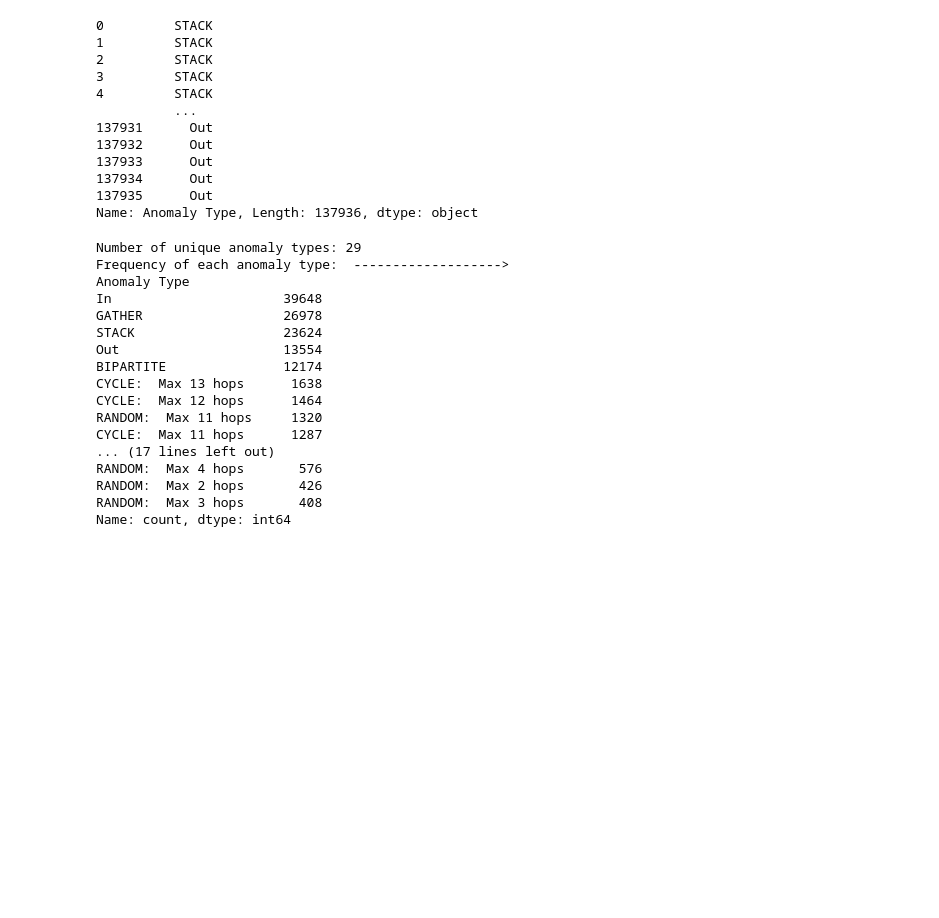
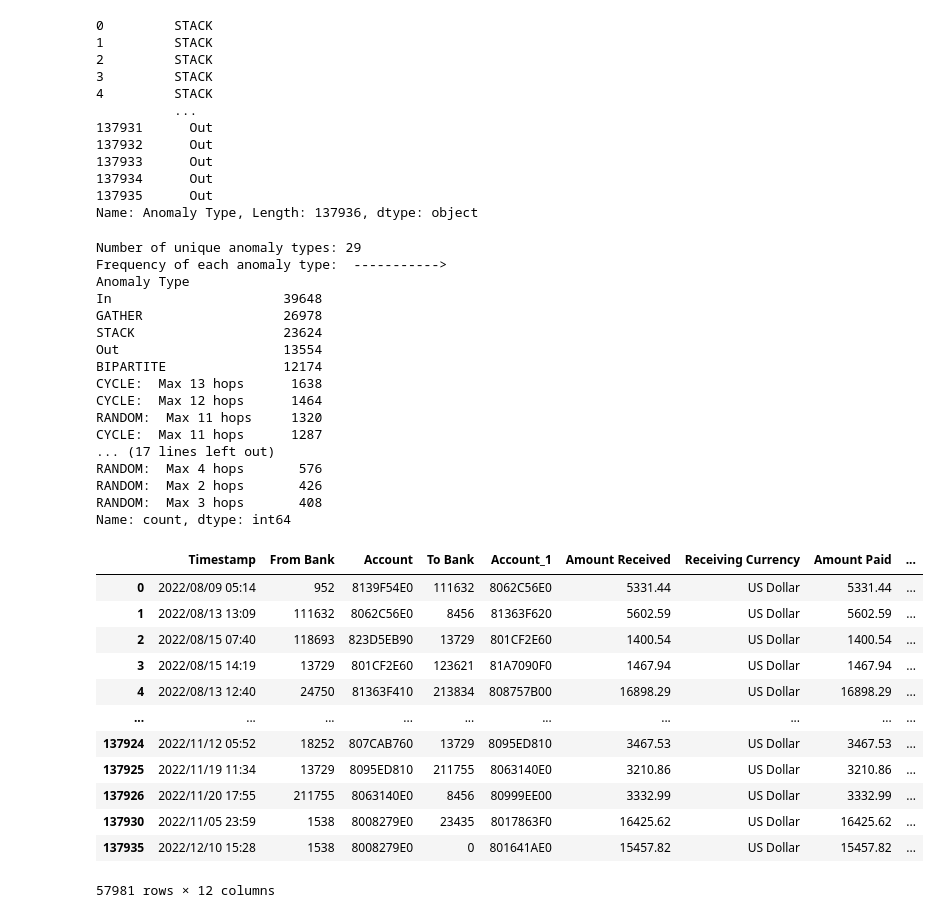
Before and after one commit to ElizabethSeth/med, a Jupyter notebook: notebooks/data_upload.ipynb, the cells around one changed output. Drawn from its saved outputs; the diff is of its cells as text; code cells hidden in the pictures; blank space fills up the shorter version.

```diff
--- a/notebooks/data_upload.ipynb
+++ b/notebooks/data_upload.ipynb
@@ -285,13 +276,12 @@ Name: Anomaly Type, Length: 137936, dtype: object
 anomaly_counts = patterns_large['Anomaly Type'].value_counts()
 
 unique_anomalies = patterns_large['Anomaly Type'].nunique()
-
 print("Number of unique anomaly types:", unique_anomalies)
-print("Frequency of each anomaly type:  -------------------> ")
+print("Frequency of each anomaly type:  ---------> ")
 print(anomaly_counts)
 # %% [output]
 Number of unique anomaly types: 29
-Frequency of each anomaly type:  ------------------->
+Frequency of each anomaly type:  ----------->
 Anomaly Type
 In                      39648
 GATHER                  26978
@@ -307,3 +297,20 @@ RANDOM:  Max 4 hops       576
 RANDOM:  Max 2 hops       426
 RANDOM:  Max 3 hops       408
 Name: count, dtype: int64
+# %%
+filtered_data = patterns_large[patterns_large['Receiving Currency'] == 'US Dollar']
+filtered_data
+# %% [output]
+|  | Timestamp | From Bank | Account | To Bank | Account_1 | Amount Received | Receiving Currency | Amount Paid | ... |
+| 0 | 2022/08/09 05:14 | 952 | 8139F54E0 | 111632 | 8062C56E0 | 5331.44 | US Dollar | 5331.44 | ... |
+| 1 | 2022/08/13 13:09 | 111632 | 8062C56E0 | 8456 | 81363F620 | 5602.59 | US Dollar | 5602.59 | ... |
+| 2 | 2022/08/15 07:40 | 118693 | 823D5EB90 | 13729 | 801CF2E60 | 1400.54 | US Dollar | 1400.54 | ... |
+| 3 | 2022/08/15 14:19 | 13729 | 801CF2E60 | 123621 | 81A7090F0 | 1467.94 | US Dollar | 1467.94 | ... |
+| 4 | 2022/08/13 12:40 | 24750 | 81363F410 | 213834 | 808757B00 | 16898.29 | US Dollar | 16898.29 | ... |
+| ... | ... | ... | ... | ... | ... | ... | ... | ... | ... |
+| 137924 | 2022/11/12 05:52 | 18252 | 807CAB760 | 13729 | 8095ED810 | 3467.53 | US Dollar | 3467.53 | ... |
+| 137925 | 2022/11/19 11:34 | 13729 | 8095ED810 | 211755 | 8063140E0 | 3210.86 | US Dollar | 3210.86 | ... |
+| 137926 | 2022/11/20 17:55 | 211755 | 8063140E0 | 8456 | 80999EE00 | 3332.99 | US Dollar | 3332.99 | ... |
+| 137930 | 2022/11/05 23:59 | 1538 | 8008279E0 | 23435 | 8017863F0 | 16425.62 | US Dollar | 16425.62 | ... |
+| 137935 | 2022/12/10 15:28 | 1538 | 8008279E0 | 0 | 801641AE0 | 15457.82 | US Dollar | 15457.82 | ... |
+57981 rows × 12 columns
```
Also changed, not shown: parts of 5 cells of this notebook.
